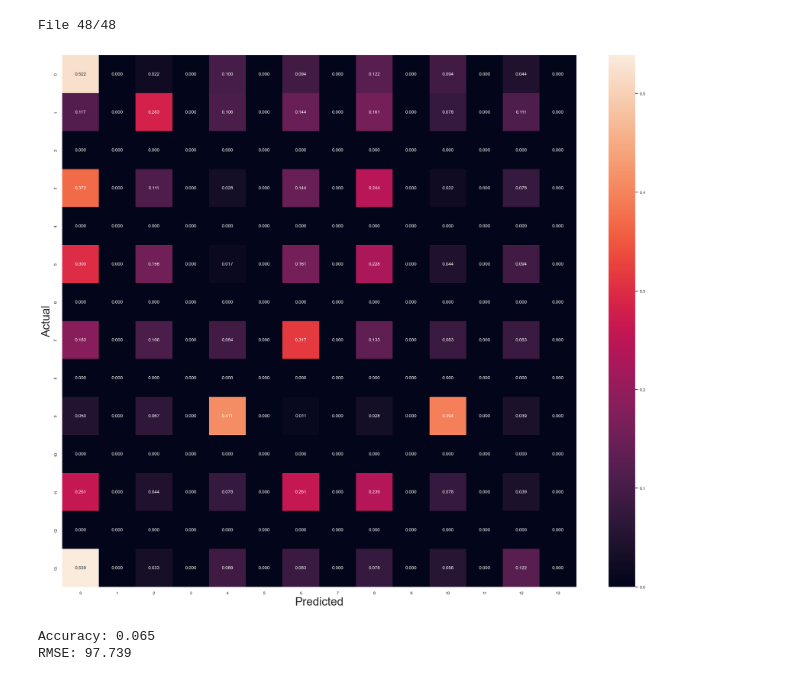
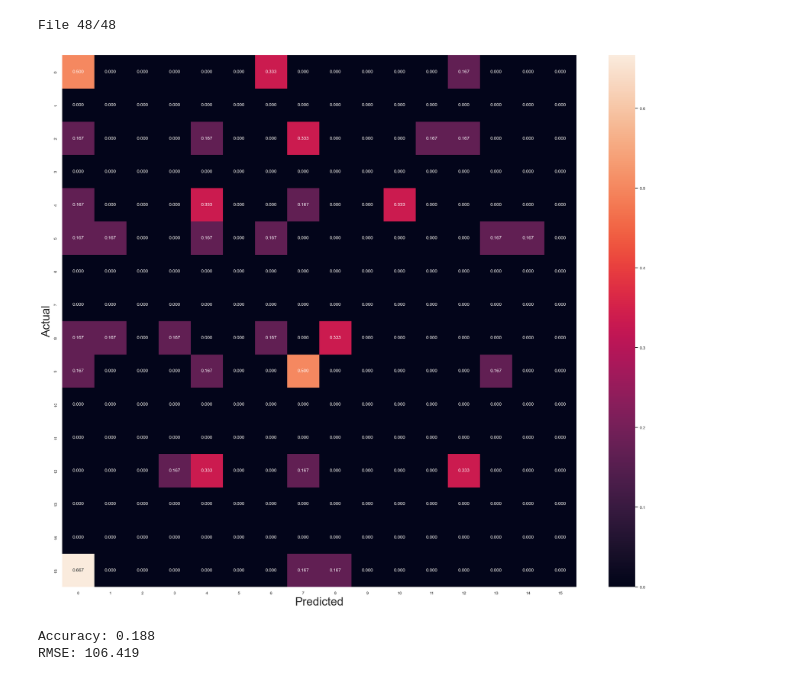
Before and after one commit to AlexandraPosta/sound-localization, a Jupyter notebook: notebooks/DoaMUSIC.ipynb, the cells around one changed output. Cells and saved outputs as stored; diff of their text form; code cells hidden in the pictures.

```diff
--- a/notebooks/DoaMUSIC.ipynb
+++ b/notebooks/DoaMUSIC.ipynb
@@ -24,7 +24,7 @@ from pyroomacoustics.transform import stft
 from sklearn.metrics import confusion_matrix, accuracy_score
 
 # Label resolution of angles
-RESOLUTION = 50
+RESOLUTION = 20
 
 # Number of samples to include while creating one ML feature
 SAMPLES = 2048
@@ -164,15 +151,15 @@ def rmse(y_true, y_pred):
     return round(rms, 3)
 # %%
 # Plot confusion matrix and report accuracy
-plot_cm(y_true, y_pred, np.arange(0, 360, 20))
+plot_cm(y_true, y_pred, np.unique(y_true))
 accuracy = accuracy_score(y_true, y_pred)
 
 print(f'Accuracy: {round(accuracy, 3)}')
 print(f'RMSE: {rmse(y_true, y_pred)}')
 # %% [output]
-[figure, old version]
+[figure, new version]
-Accuracy: 0.065
-RMSE: 97.739
+Accuracy: 0.188
+RMSE: 106.419
 # %%
 def get_entries_with_property(info, prop, value):
     if prop == 'distance': i = 0
```
Also changed, not shown: parts of 2 cells of this notebook, 4 other files.
